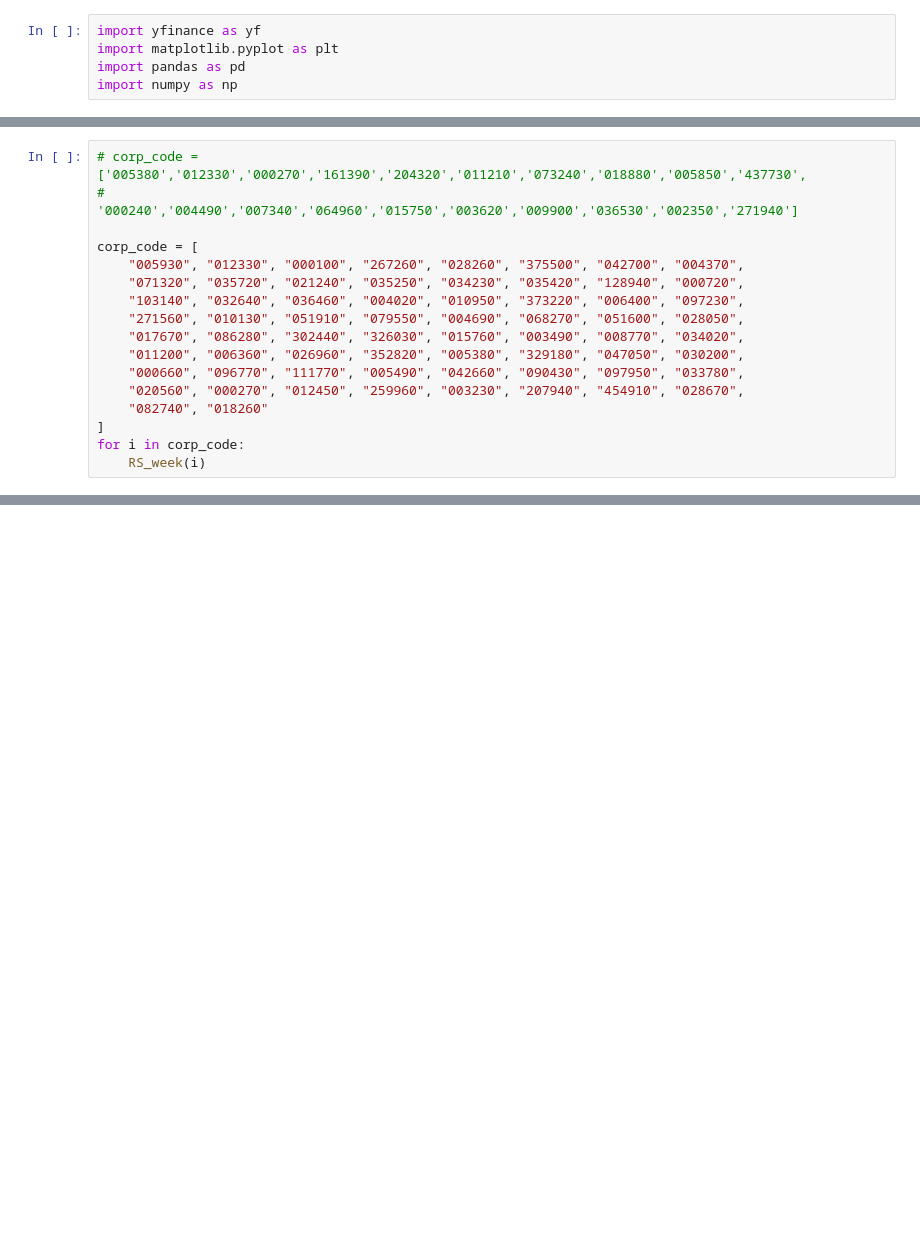
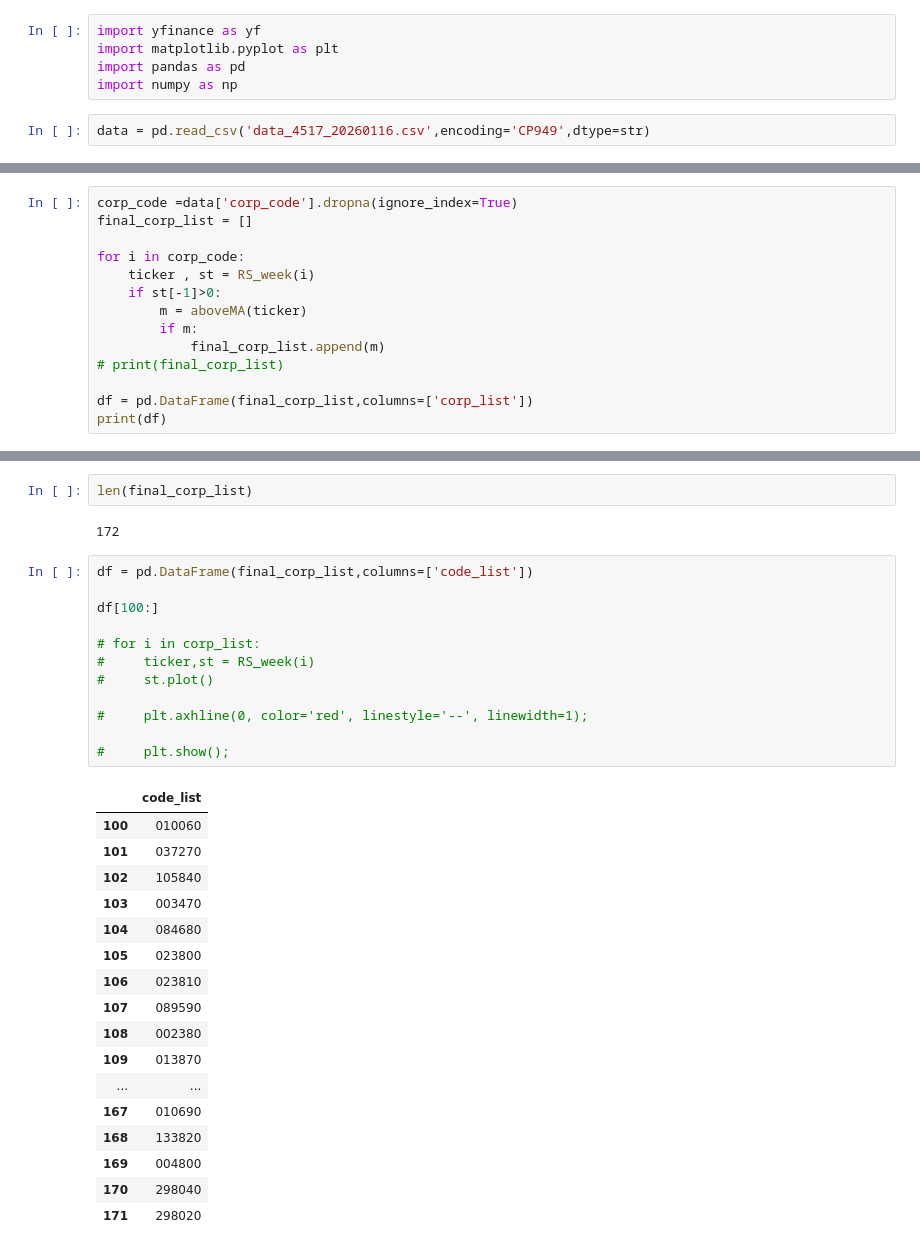
Before and after one commit to MinjunChoi24/JustStudy, a Jupyter notebook: Stock_analysis/RS_week.ipynb, the cells around one changed output, grey strips where cells are left out. Saved outputs shown, nothing was run; the diff lists cells and outputs as text; blank space fills up the shorter version.

```diff
--- a/Stock_analysis/RS_week.ipynb
+++ b/Stock_analysis/RS_week.ipynb
@@ -3,6 +3,8 @@ import yfinance as yf
 import matplotlib.pyplot as plt
 import pandas as pd
 import numpy as np
+# %%
+data = pd.read_csv('data_4517_20260116.csv',encoding='CP949',dtype=str)
 # %%
 def RS_week(ticker):
 
@@ -31,20 +69,17 @@ def RS_week(ticker):
 # %%
-# corp_code = ['005380','012330','000270','161390','204320','011210','073240','018880','005850','437730',
-#              '000240','004490','007340','064960','015750','003620','009900','036530','002350','271940']
+corp_code =data['corp_code'].dropna(ignore_index=True)
+final_corp_list = []
 
-corp_code = [
-    "005930", "012330", "000100", "267260", "028260", "375500", "042700", "004370",
-    "071320", "035720", "021240", "035250", "034230", "035420", "128940", "000720",
-    "103140", "032640", "036460", "004020", "010950", "373220", "006400", "097230",
-    "271560", "010130", "051910", "079550", "004690", "068270", "051600", "028050",
-    "017670", "086280", "302440", "326030", "015760", "003490", "008770", "034020",
-    "011200", "006360", "026960", "352820", "005380", "329180", "047050", "030200",
-    "000660", "096770", "111770", "005490", "042660", "090430", "097950", "033780",
-    "020560", "000270", "012450", "259960", "003230", "207940", "454910", "028670",
-    "082740", "018260"
-]
 for i in corp_code:
-    RS_week(i)
+    ticker , st = RS_week(i)
+    if st[-1]>0:
+        m = aboveMA(ticker)
+        if m:
+            final_corp_list.append(m)
+# print(final_corp_list)
+
+df = pd.DataFrame(final_corp_list,columns=['corp_list'])
+print(df)
 # %% [output]
 [*********************100%***********************]  1 of 1 completed
 [*********************100%***********************]  1 of 1 completed
@@ -65,0 +126,34 @@ corp_code: 267260
+# %%
+len(final_corp_list)
+# %% [output]
+172
+# %%
+df = pd.DataFrame(final_corp_list,columns=['code_list'])
+
+df[100:]
+
+# for i in corp_list:
+#     ticker,st = RS_week(i)
+#     st.plot()
+
+#     plt.axhline(0, color='red', linestyle='--', linewidth=1);
+
+#     plt.show();
+# %% [output]
+|  | code_list |
+| 100 | 010060 |
+| 101 | 037270 |
+| 102 | 105840 |
+| 103 | 003470 |
+| 104 | 084680 |
+| 105 | 023800 |
+| 106 | 023810 |
+| 107 | 089590 |
+| 108 | 002380 |
+| 109 | 013870 |
+| ... | ... |
+| 167 | 010690 |
+| 168 | 133820 |
+| 169 | 004800 |
+| 170 | 298040 |
+| 171 | 298020 |
```
Also changed, not shown: parts of 5 cells of this notebook, 2 other files.
